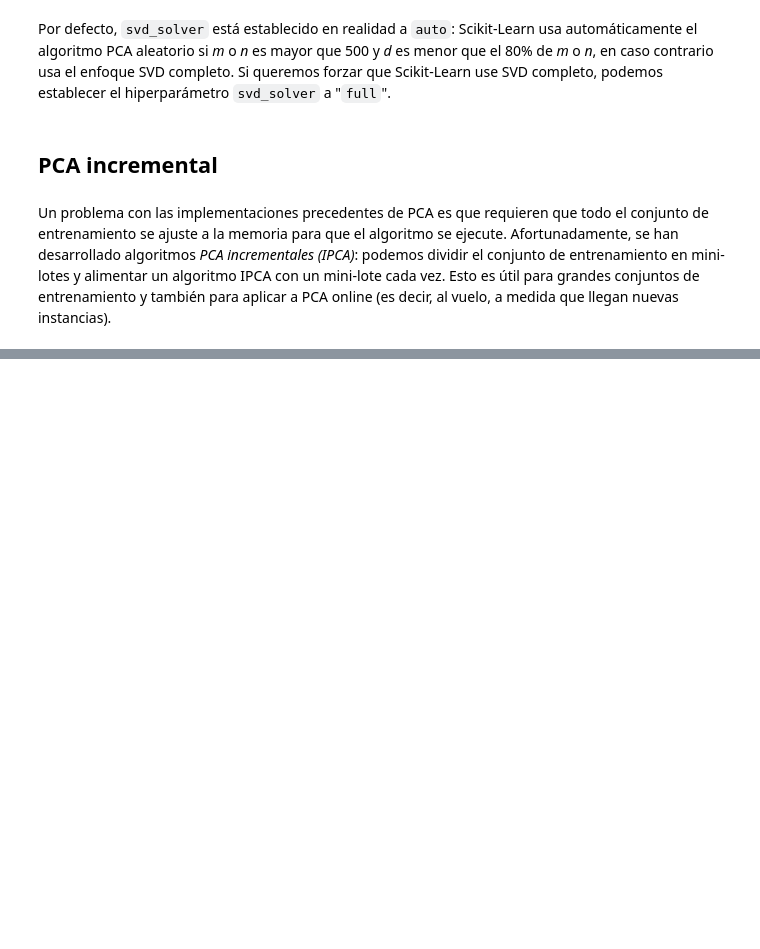
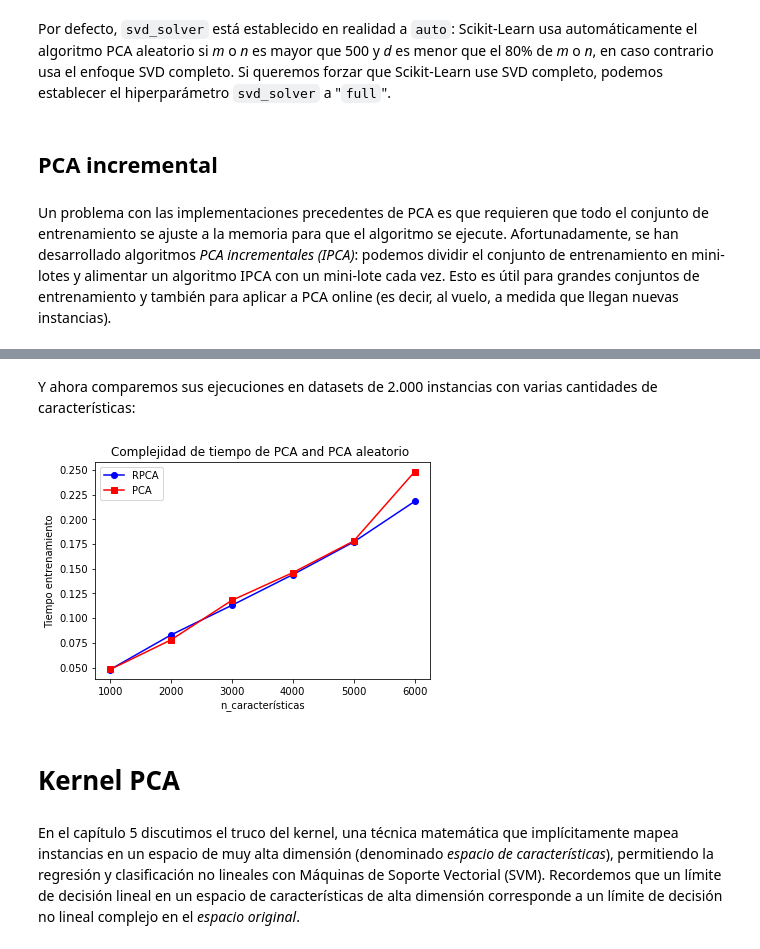
Before and after one commit to SgtSteiner/DataScience, a Jupyter notebook: handson-ml/Ch.08.Reducción de dimensionalidad.ipynb, the cells around one changed output, grey strips where cells are left out. Cells and saved outputs as stored; diff of their text form; code cells hidden in the pictures; blank space fills up the shorter version.

```diff
--- a/handson-ml/Ch.08.Reducción de dimensionalidad.ipynb
+++ b/handson-ml/Ch.08.Reducción de dimensionalidad.ipynb
@@ -673,0 +800,31 @@ Un problema con las implementaciones precedentes de PCA es que requieren que tod
+# %% [markdown]
+Y ahora comparemos sus ejecuciones en datasets de 2.000 instancias con varias cantidades de características:
+# %%
+times_rpca = []
+times_pca = []
+sizes = [1000, 2000, 3000, 4000, 5000, 6000]
+for n_features in sizes:
+    X = np.random.randn(2000, n_features)
+    pca = PCA(n_components = 2, random_state=42, svd_solver="randomized")
+    t1 = time.time()
+    pca.fit(X)
+    t2 = time.time()
+    times_rpca.append(t2 - t1)
+    pca = PCA(n_components = 2)
+    t1 = time.time()
+    pca.fit(X)
+    t2 = time.time()
+    times_pca.append(t2 - t1)
+
+plt.plot(sizes, times_rpca, "b-o", label="RPCA")
+plt.plot(sizes, times_pca, "r-s", label="PCA")
+plt.xlabel("n_características")
+plt.ylabel("Tiempo entrenamiento")
+plt.legend(loc="upper left")
+plt.title("Complejidad de tiempo de PCA and PCA aleatorio ");
+# %% [output]
+[figure, added]
+# %% [markdown]
+# Kernel PCA
+# %% [markdown]
+En el capítulo 5 discutimos el truco del kernel, una técnica matemática que implícitamente mapea instancias en un espacio de muy alta dimensión (denominado *espacio de características*), permitiendo la regresión y clasificación no lineales con Máquinas de Soporte Vectorial (SVM). Recordemos que un límite de decisión lineal en un espacio de características de alta dimensión corresponde a un límite de decisión no lineal complejo en el *espacio original*.
```
Also changed, not shown: parts of 24 cells of this notebook.
